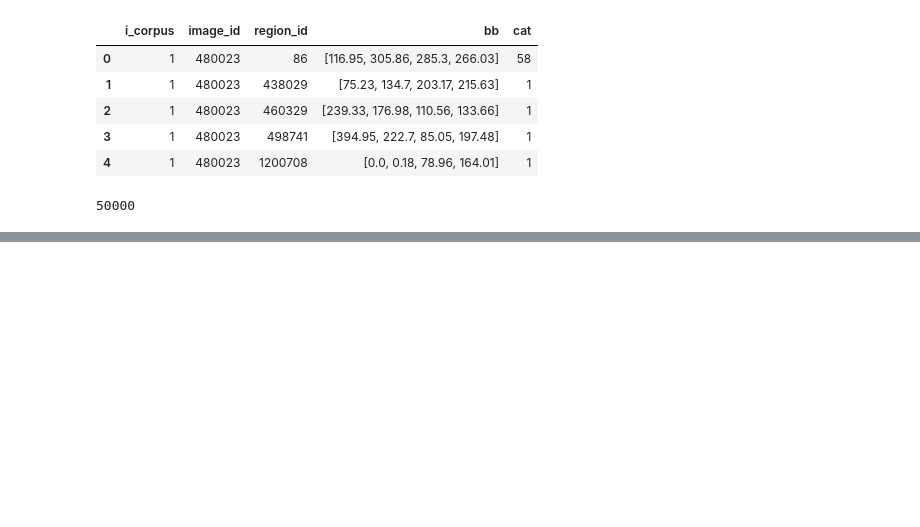
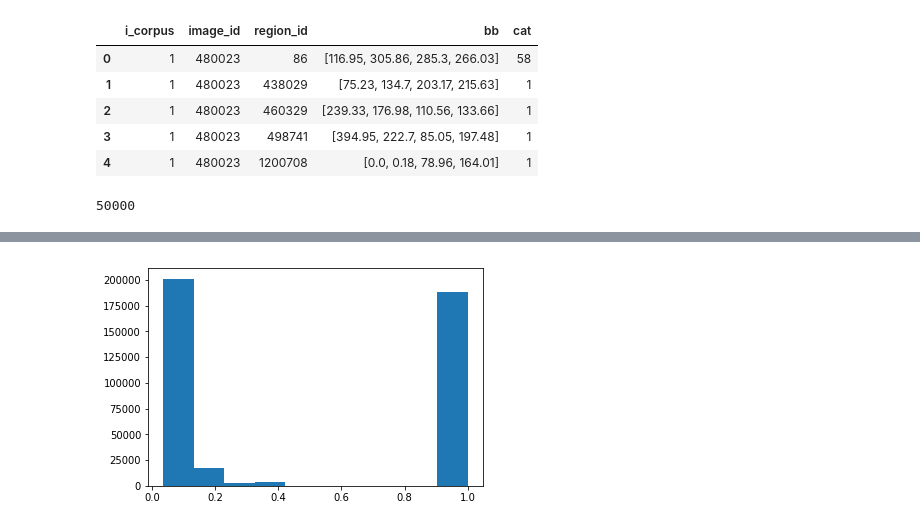
Before and after one commit to sinazarriess/many_names_collection, a Jupyter notebook: utils/heads_distractors.ipynb, the cells around one changed output, grey strips where cells are left out. Drawn from its saved outputs; the diff is of its cells as text; code cells hidden in the pictures; blank space fills up the shorter version.

Commit message:
slightly messy notebook with some initial analysis on distractors

```diff
--- a/utils/heads_distractors.ipynb
+++ b/utils/heads_distractors.ipynb
@@ -135,0 +146,19 @@ regiondf.to_json("../data/refcoco_regions_distractors.json.gz", compression='gzi
+# %%
+regiondf['ndistractors'] = regiondf.distractor_cats.apply(lambda x: len(x))
+# %%
+distances = []
+for ix,row in regiondf.iterrows():
+    lch = []
+    if len(row['region_cat'].split('.')) == 3:
+        rsyn = wn.synset(row['region_cat'])
+
+        for c in row.distractor_cats:
+            if not c.startswith('RAW'):
+                dsyn = wn.synset(c)
+                lch.append(wn.path_similarity(rsyn,dsyn))
+                #print(rsyn,dsyn,wn.path_similarity(rsyn,dsyn))
+
+    #if ix > 10:
+    #    break
+
+    distances.append(lch)
@@ -135,0 +171,2 @@ regiondf.to_json("../data/refcoco_regions_distractors.json.gz", compression='gzi
+# %%
+regiondf['distances'] = distances
@@ -135,0 +182,7 @@ regiondf.to_json("../data/refcoco_regions_distractors.json.gz", compression='gzi
+# %%
+flatdistances = [d for dlist in regiondf.distances.tolist() for d in dlist]
+# %%
+plt.hist(flatdistances)
+plt.savefig("distance_region_distractors.png")
+# %% [output]
+[figure, added]
```
Also changed, not shown: parts of 10 cells of this notebook, 1 other file.
